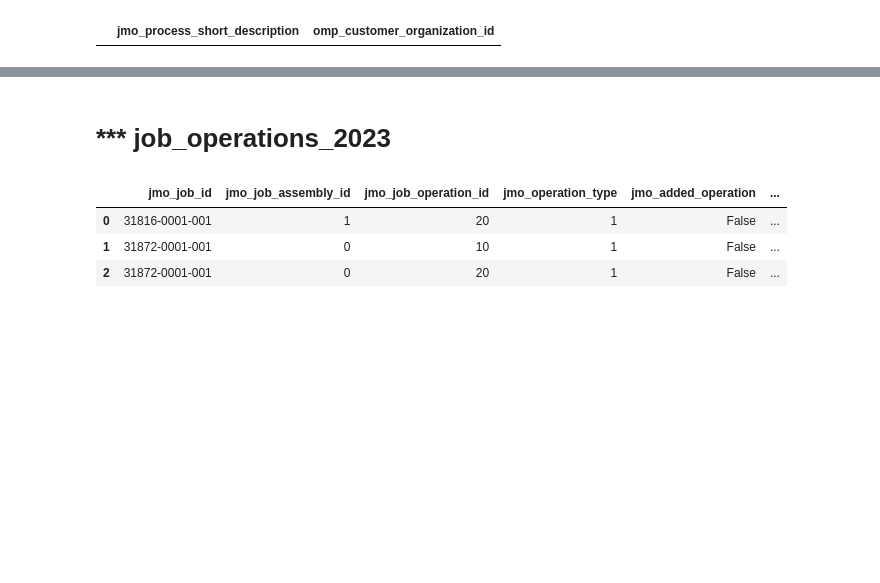
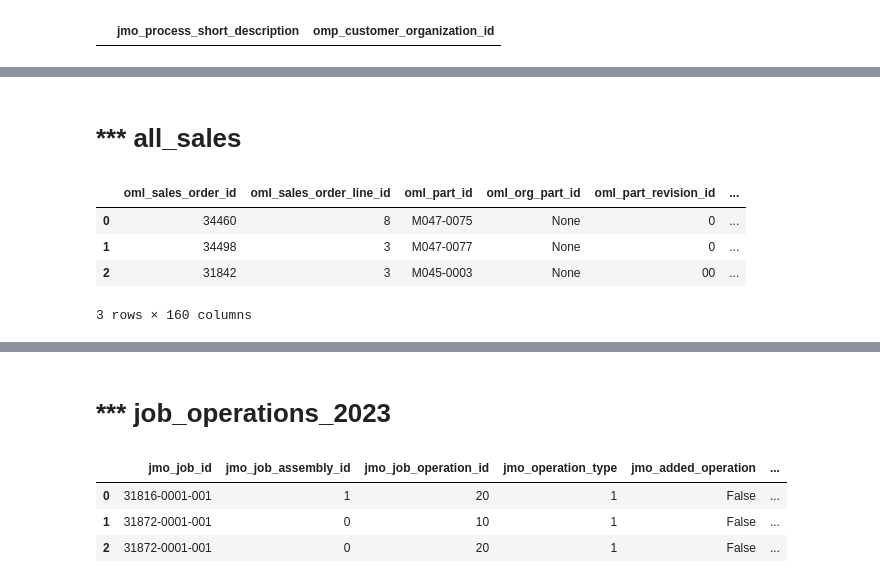
Before and after one commit to NSS-Full-Time-Data-Analytics-14/metal-fabrication-nutter_butter, a Jupyter notebook: notebooks/metal_fabrication.ipynb, the cells around one changed output, grey strips where cells are left out. Cells and saved outputs as stored; diff of their text form; code cells hidden in the pictures; blank space fills up the shorter version.

```diff
--- a/notebooks/metal_fabrication.ipynb
+++ b/notebooks/metal_fabrication.ipynb
@@ -256,3 +200,15 @@ test.fillna(0)
+# %%
+all_sales = sales_order_lines.join(sales_order_and_job_links, on=['oml_sales_order_id'])
+# %% [markdown]
+# *** all_sales
+# %%
+all_sales.head(3)
+# %% [output]
+|  | oml_sales_order_id | oml_sales_order_line_id | oml_part_id | oml_org_part_id | oml_part_revision_id | ... |
+| 0 | 34460 | 8 | M047-0075 | None | 0 | ... |
+| 1 | 34498 | 3 | M047-0077 | None | 0 | ... |
+| 2 | 31842 | 3 | M045-0003 | None | 00 | ... |
+3 rows × 160 columns
 # %% [markdown]
 ![image.png](attachment:c3056c7c-3f98-4080-8865-74c782a0e341.png)
 # %% [markdown]
```
Also changed, not shown: parts of 28 cells of this notebook.
